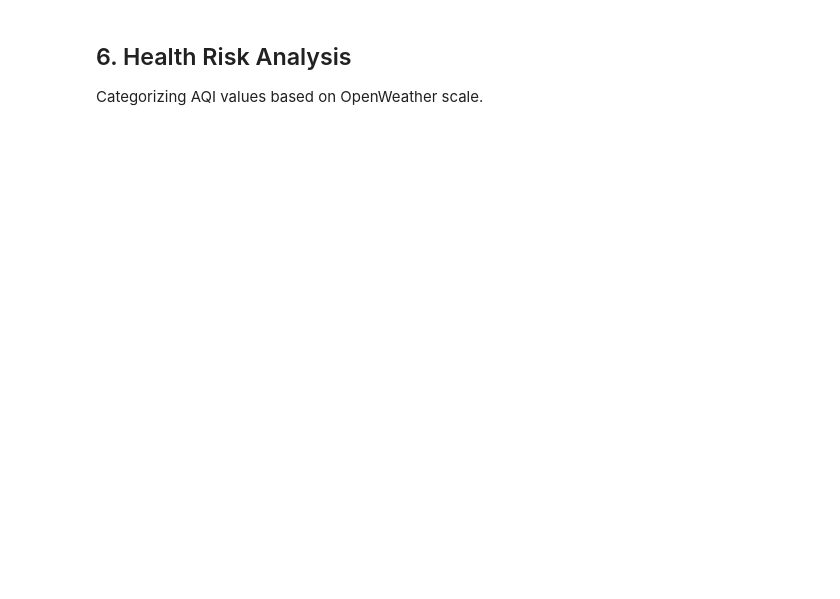
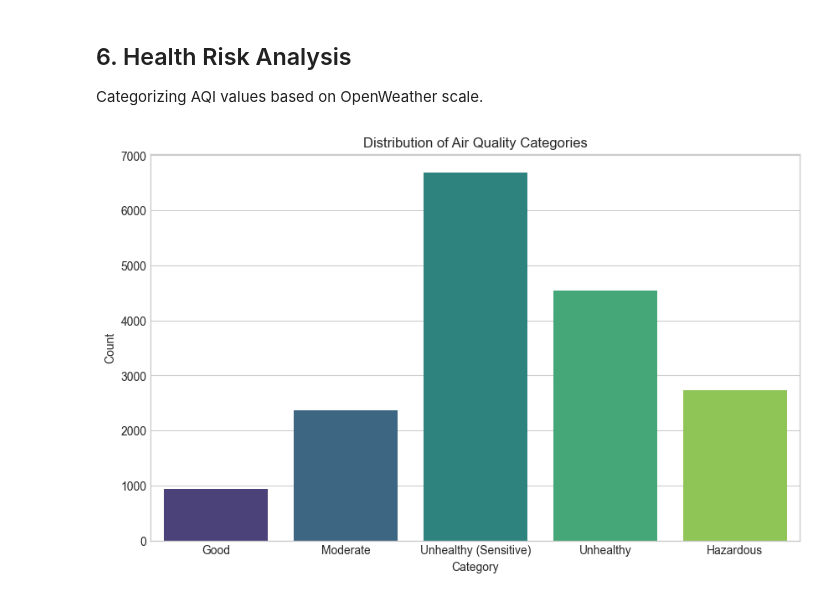
Before and after one commit to MuhammadTahir-1-9-4/aqi-prediction-karachi, a Jupyter notebook: src/evaluation/eda.ipynb, the cells around one changed output. Cells and saved outputs as stored; diff of their text form; code cells hidden in the pictures; blank space fills up the shorter version.

```diff
--- a/src/evaluation/eda.ipynb
+++ b/src/evaluation/eda.ipynb
@@ -111,18 +169,21 @@ plt.show()
 ## 6. Health Risk Analysis
 Categorizing AQI values based on OpenWeather scale.
 # %%
+cat = ["Good", "Moderate", "Unhealthy (Sensitive)", "Unhealthy", "Hazardous"]
 def get_aqi_category(aqi):
-    if aqi <= 1: return "Good"
-    elif aqi <= 2: return "Moderate"
-    elif aqi <= 3: return "Unhealthy (Sensitive)"
-    elif aqi <= 4: return "Unhealthy"
-    else: return "Hazardous"
+    if aqi <= 1: return cat[0]
+    elif aqi <= 2: return cat[1]
+    elif aqi <= 3: return cat[2]
+    elif aqi <= 4: return cat[3]
+    else: return cat[4]
 
 df['aqi_category'] = df['aqi'].apply(get_aqi_category)
 
 plt.figure(figsize=(10, 6))
-sns.countplot(data=df, x='aqi_category', order=["Good", "Moderate", "Unhealthy (Sensitive)", "Unhealthy", "Hazardous"], palette="viridis")
+sns.countplot(data=df, x='aqi_category', order=cat, palette="viridis")
 plt.title('Distribution of Air Quality Categories')
 plt.xlabel('Category')
 plt.ylabel('Count')
 plt.show()
+# %% [output]
+[figure, added]
```
Also changed, not shown: parts of 25 cells of this notebook, 6 other files.
